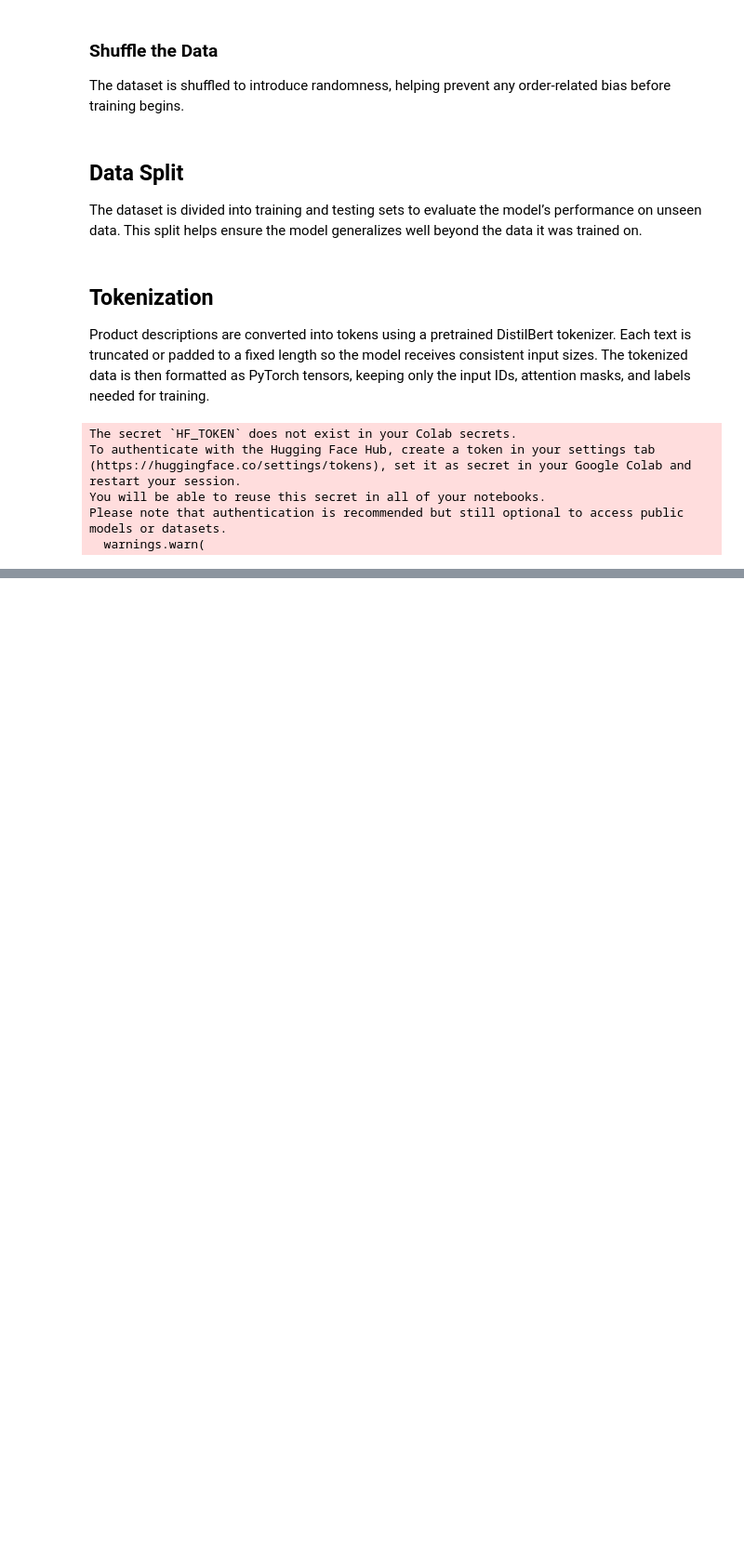
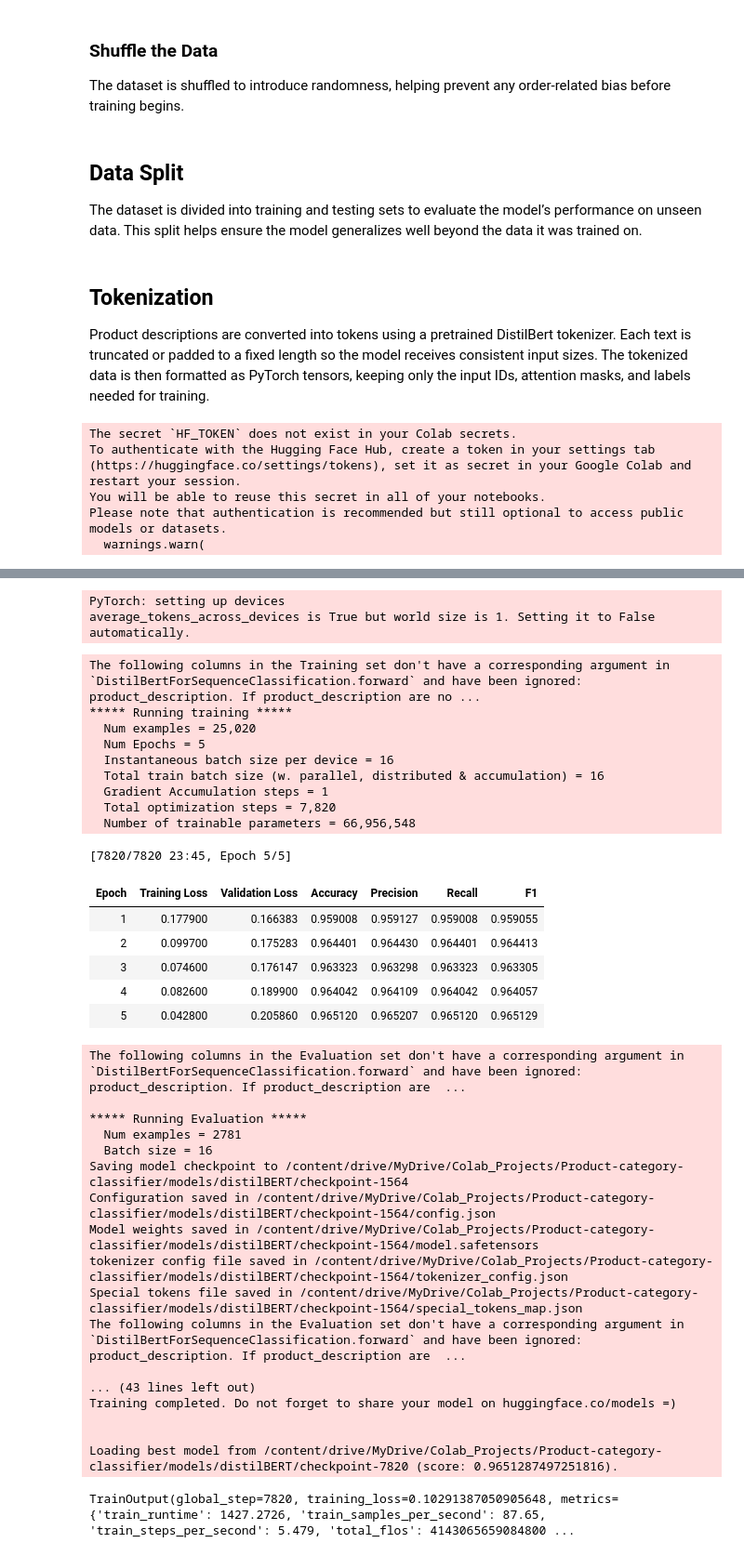
Before and after one commit to herrerovir/Product-category-classifier, a Jupyter notebook: notebooks/Product-category-classification.ipynb, the cells around one changed output, grey strips where cells are left out. Shown: that part at 93% size. Drawn from its saved outputs; the diff is of its cells as text; code cells hidden in the pictures; blank space fills up the shorter version.

Commit message:
Add model training

```diff
--- a/notebooks/Product-category-classification.ipynb
+++ b/notebooks/Product-category-classification.ipynb
@@ -359,0 +367,8 @@ label2id = label_mapping
+# %%
+# Load pretrained model
+model = AutoModelForSequenceClassification.from_pretrained(
+    "distilbert-base-uncased",
+    num_labels = len(label2id),
+    id2label = id2label,
+    label2id = label2id
+)
@@ -359,0 +392,70 @@ label2id = label_mapping
+# %%
+output_dir = (MODELS_DIR / "distilBERT")
+# %%
+training_args = TrainingArguments(
+    output_dir = output_dir,
+    eval_strategy = "epoch",
+    save_strategy = "epoch",
+    logging_strategy = "steps",
+    logging_steps = 20,
+    per_device_train_batch_size = 16,
+    per_device_eval_batch_size = 16,
+    num_train_epochs = 5,            # Reduced epochs for faster training
+    weight_decay = 0.01,
+    save_total_limit = 2,            # Keep only last 2 checkpoints to save disk space
+    load_best_model_at_end = True,   # Load best model according to eval loss
+    metric_for_best_model = "f1",    # Use F1 score to pick best model
+    seed = 42,
+    report_to = []
+)
+# %% [output]
+PyTorch: setting up devices
+average_tokens_across_devices is True but world size is 1. Setting it to False automatically.
+# %%
+trainer = Trainer(
+    model = model,
+    args = training_args,
+    train_dataset = train_tokens,
+    eval_dataset = test_tokens,
+    tokenizer = tokenizer,
+    data_collator = data_collator,
+    compute_metrics = compute_metrics,
+)
+
+# Train the model
+trainer.train()
+# %% [output]
+The following columns in the Training set don't have a corresponding argument in `DistilBertForSequenceClassification.forward` and have been ignored: product_description. If product_description are no ...
+***** Running training *****
+  Num examples = 25,020
+  Num Epochs = 5
+  Instantaneous batch size per device = 16
+  Total train batch size (w. parallel, distributed & accumulation) = 16
+  Gradient Accumulation steps = 1
+  Total optimization steps = 7,820
+  Number of trainable parameters = 66,956,548
+[7820/7820 23:45, Epoch 5/5]
+| Epoch | Training Loss | Validation Loss | Accuracy | Precision | Recall | F1 |
+| 1 | 0.177900 | 0.166383 | 0.959008 | 0.959127 | 0.959008 | 0.959055 |
+| 2 | 0.099700 | 0.175283 | 0.964401 | 0.964430 | 0.964401 | 0.964413 |
+| 3 | 0.074600 | 0.176147 | 0.963323 | 0.963298 | 0.963323 | 0.963305 |
+| 4 | 0.082600 | 0.189900 | 0.964042 | 0.964109 | 0.964042 | 0.964057 |
+| 5 | 0.042800 | 0.205860 | 0.965120 | 0.965207 | 0.965120 | 0.965129 |
+The following columns in the Evaluation set don't have a corresponding argument in `DistilBertForSequenceClassification.forward` and have been ignored: product_description. If product_description are  ...
+
+***** Running Evaluation *****
+  Num examples = 2781
+  Batch size = 16
+Saving model checkpoint to /content/drive/MyDrive/Colab_Projects/Product-category-classifier/models/distilBERT/checkpoint-1564
+Configuration saved in /content/drive/MyDrive/Colab_Projects/Product-category-classifier/models/distilBERT/checkpoint-1564/config.json
+Model weights saved in /content/drive/MyDrive/Colab_Projects/Product-category-classifier/models/distilBERT/checkpoint-1564/model.safetensors
+tokenizer config file saved in /content/drive/MyDrive/Colab_Projects/Product-category-classifier/models/distilBERT/checkpoint-1564/tokenizer_config.json
+Special tokens file saved in /content/drive/MyDrive/Colab_Projects/Product-category-classifier/models/distilBERT/checkpoint-1564/special_tokens_map.json
+The following columns in the Evaluation set don't have a corresponding argument in `DistilBertForSequenceClassification.forward` and have been ignored: product_description. If product_description are  ...
+
+... (43 lines left out)
+Training completed. Do not forget to share your model on huggingface.co/models =)
+
+
+Loading best model from /content/drive/MyDrive/Colab_Projects/Product-category-classifier/models/distilBERT/checkpoint-7820 (score: 0.9651287497251816).
+TrainOutput(global_step=7820, training_loss=0.10291387050905648, metrics={'train_runtime': 1427.2726, 'train_samples_per_second': 87.65, 'train_steps_per_second': 5.479, 'total_flos': 4143065659084800 ...
```
Also changed, not shown: parts of 17 cells of this notebook.
